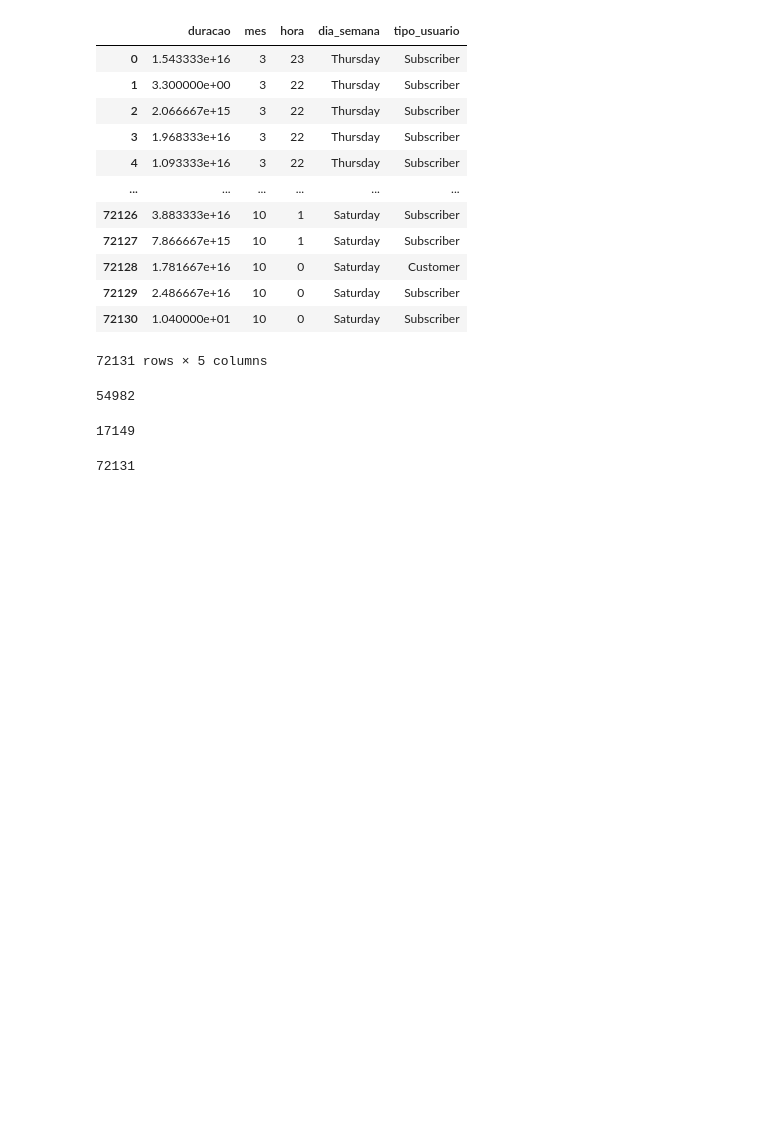
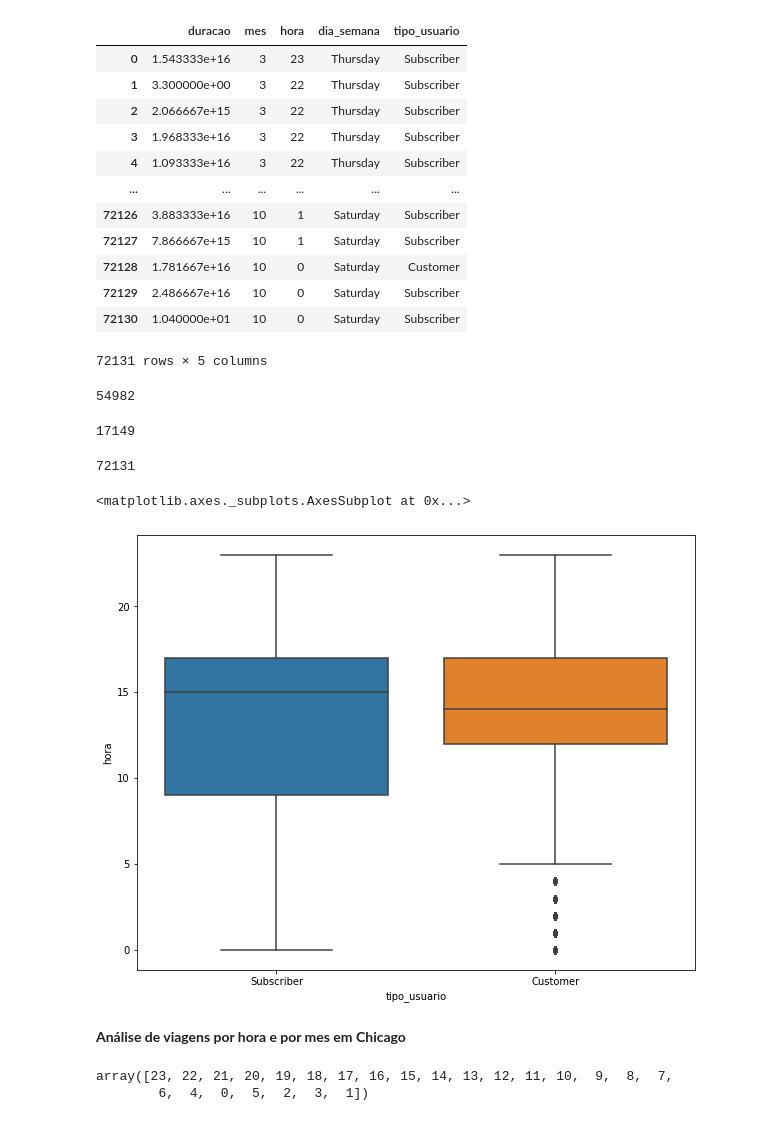
Before and after one commit to gabrielcn/Bike_Sharing, a Jupyter notebook: cyclistic_bike_share.ipynb, the cells around one changed output. Saved outputs shown, nothing was run; the diff lists cells and outputs as text; code cells hidden in the pictures; blank space fills up the shorter version.

```diff
--- a/cyclistic_bike_share.ipynb
+++ b/cyclistic_bike_share.ipynb
@@ -413,3 +417,17 @@ df_chicago.loc[df_chicago.tipo_usuario=='Customer'].value_counts().sum() #Locali
 54982 + _
 # %% [output]
 72131
+# %%
+plt.figure(figsize=(10,8)) #Configura o tamanho da figura (10 para direita e 8 para baixo)
+sns.boxplot(x="tipo_usuario", y="hora", data = df_chicago)
+# Grafico mostra que mostra a frequencia dos tipos de usuários em relação ao horário e o desvio padrão (standart deviation)
+# %% [output]
+<matplotlib.axes._subplots.AxesSubplot at 0x...>
+[figure, added]
+# %% [markdown]
+**Análise de viagens por hora e por mes em Chicago**
+# %%
+df_chicago['hora'].unique()
+# %% [output]
+array([23, 22, 21, 20, 19, 18, 17, 16, 15, 14, 13, 12, 11, 10,  9,  8,  7,
+        6,  4,  0,  5,  2,  3,  1])
```
Also changed, not shown: parts of 33 cells of this notebook.
